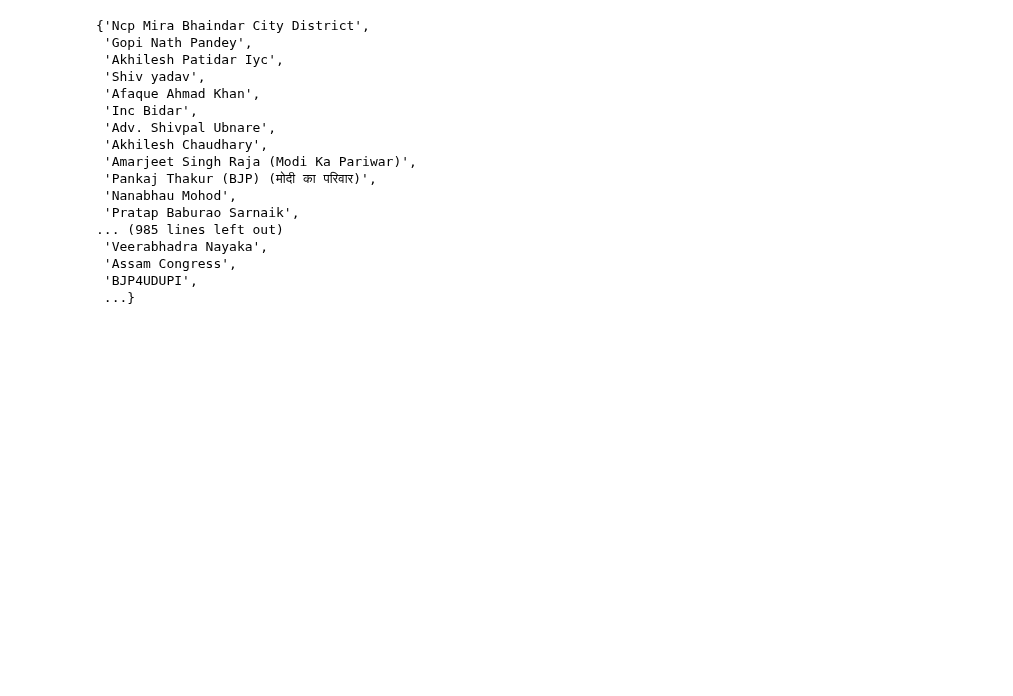
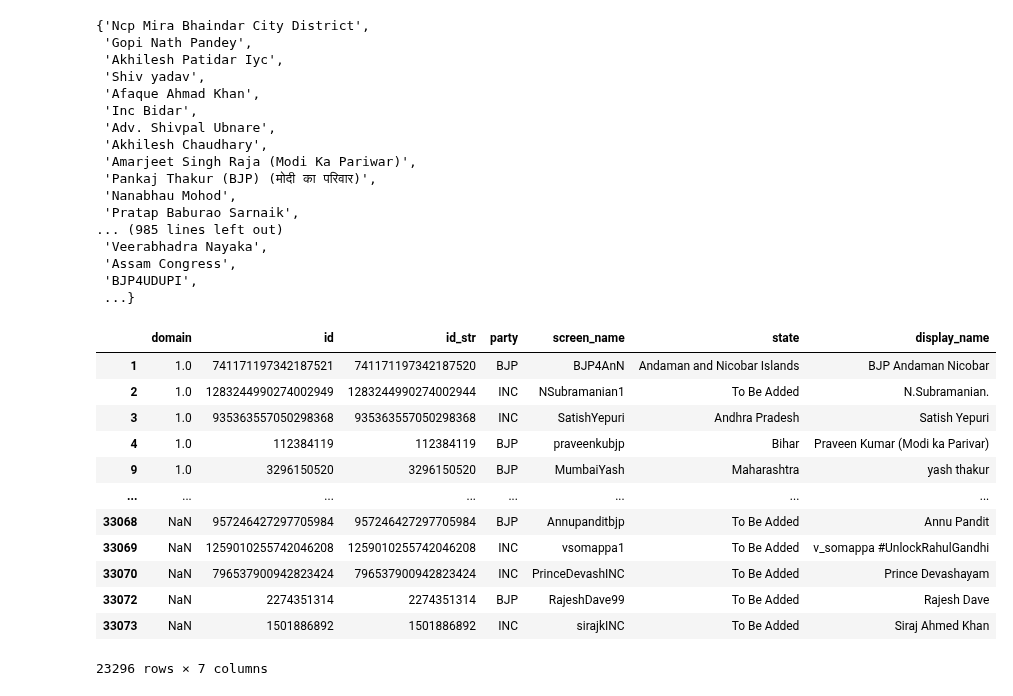
Before and after one commit to Rupository/IndiaMediaLens-Capture, a Jupyter notebook: NLP Pipeline/Nivaduck/TwitterExtract.ipynb, the cells around one changed output. Saved outputs shown, nothing was run; the diff lists cells and outputs as text; code cells hidden in the pictures; blank space fills up the shorter version.

```diff
--- a/NLP Pipeline/Nivaduck/TwitterExtract.ipynb
+++ b/NLP Pipeline/Nivaduck/TwitterExtract.ipynb
@@ -85,3 +85,22 @@ corpus
  'Assam Congress',
  'BJP4UDUPI',
  ...}
+# %%
+df_corpus = pd.read_json('nivaduck_with_display_names.json')
+df_corpus = df_corpus.dropna(subset='display_name')
+
+df_corpus
+# %% [output]
+|  | domain | id | id_str | party | screen_name | state | display_name |
+| 1 | 1.0 | 741171197342187521 | 741171197342187520 | BJP | BJP4AnN | Andaman and Nicobar Islands | BJP Andaman Nicobar |
+| 2 | 1.0 | 1283244990274002949 | 1283244990274002944 | INC | NSubramanian1 | To Be Added | N.Subramanian. |
+| 3 | 1.0 | 935363557050298368 | 935363557050298368 | INC | SatishYepuri | Andhra Pradesh | Satish Yepuri |
+| 4 | 1.0 | 112384119 | 112384119 | BJP | praveenkubjp | Bihar | Praveen Kumar (Modi ka Parivar) |
+| 9 | 1.0 | 3296150520 | 3296150520 | BJP | MumbaiYash | Maharashtra | yash thakur |
+| ... | ... | ... | ... | ... | ... | ... | ... |
+| 33068 | NaN | 957246427297705984 | 957246427297705984 | BJP | Annupanditbjp | To Be Added | Annu Pandit |
+| 33069 | NaN | 1259010255742046208 | 1259010255742046208 | INC | vsomappa1 | To Be Added | v_somappa #UnlockRahulGandhi |
+| 33070 | NaN | 796537900942823424 | 796537900942823424 | INC | PrinceDevashINC | To Be Added | Prince Devashayam |
+| 33072 | NaN | 2274351314 | 2274351314 | BJP | RajeshDave99 | To Be Added | Rajesh Dave |
+| 33073 | NaN | 1501886892 | 1501886892 | INC | sirajkINC | To Be Added | Siraj Ahmed Khan |
+23296 rows × 7 columns
```
Also changed, not shown: parts of 2 cells of this notebook, 1 other file.
